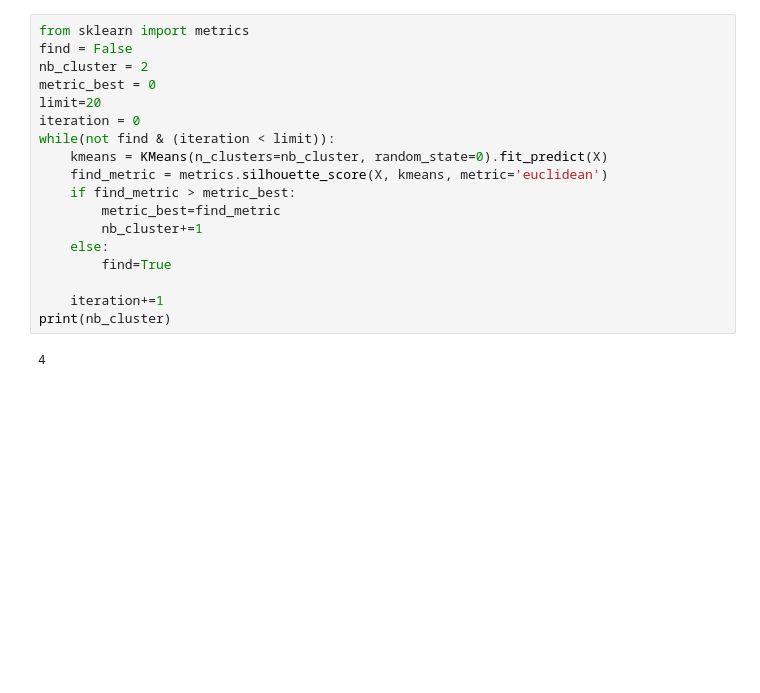
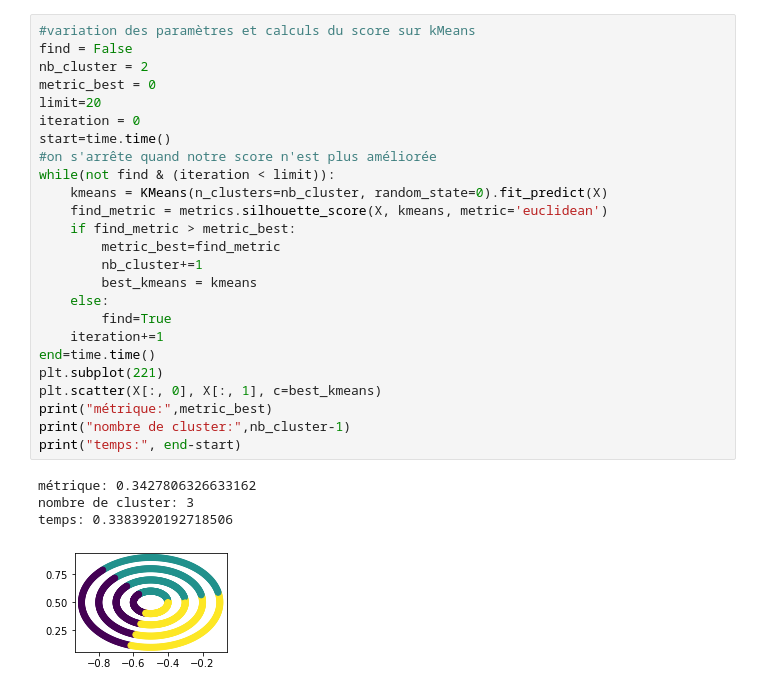
Before and after one commit to Emma-bau/TP, a Jupyter notebook: Analyse -TP.ipynb, the cells around one changed output. Drawn from its saved outputs; the diff is of its cells as text; blank space fills up the shorter version.

```diff
--- a/Analyse -TP.ipynb
+++ b/Analyse -TP.ipynb
@@ -96,20 +39,30 @@ metrics.silhouette_score(X, kmeans, metric='euclidean')
 # %%
-from sklearn import metrics
+#variation des paramètres et calculs du score sur kMeans
 find = False
 nb_cluster = 2
 metric_best = 0
 limit=20
 iteration = 0
+start=time.time()
+#on s'arrête quand notre score n'est plus améliorée
 while(not find & (iteration < limit)):
     kmeans = KMeans(n_clusters=nb_cluster, random_state=0).fit_predict(X)
     find_metric = metrics.silhouette_score(X, kmeans, metric='euclidean')
     if find_metric > metric_best:
         metric_best=find_metric
         nb_cluster+=1
+        best_kmeans = kmeans
     else:
         find=True
-
     iteration+=1
-print(nb_cluster)
+end=time.time()
+plt.subplot(221)
+plt.scatter(X[:, 0], X[:, 1], c=best_kmeans)
+print("métrique:",metric_best)
+print("nombre de cluster:",nb_cluster-1)
+print("temps:", end-start)
 # %% [output]
-4
+métrique: 0.3427806326633162
+nombre de cluster: 3
+temps: 0.3383920192718506
+[figure, added]
```
Also changed, not shown: parts of 12 cells of this notebook, 2 other files.
